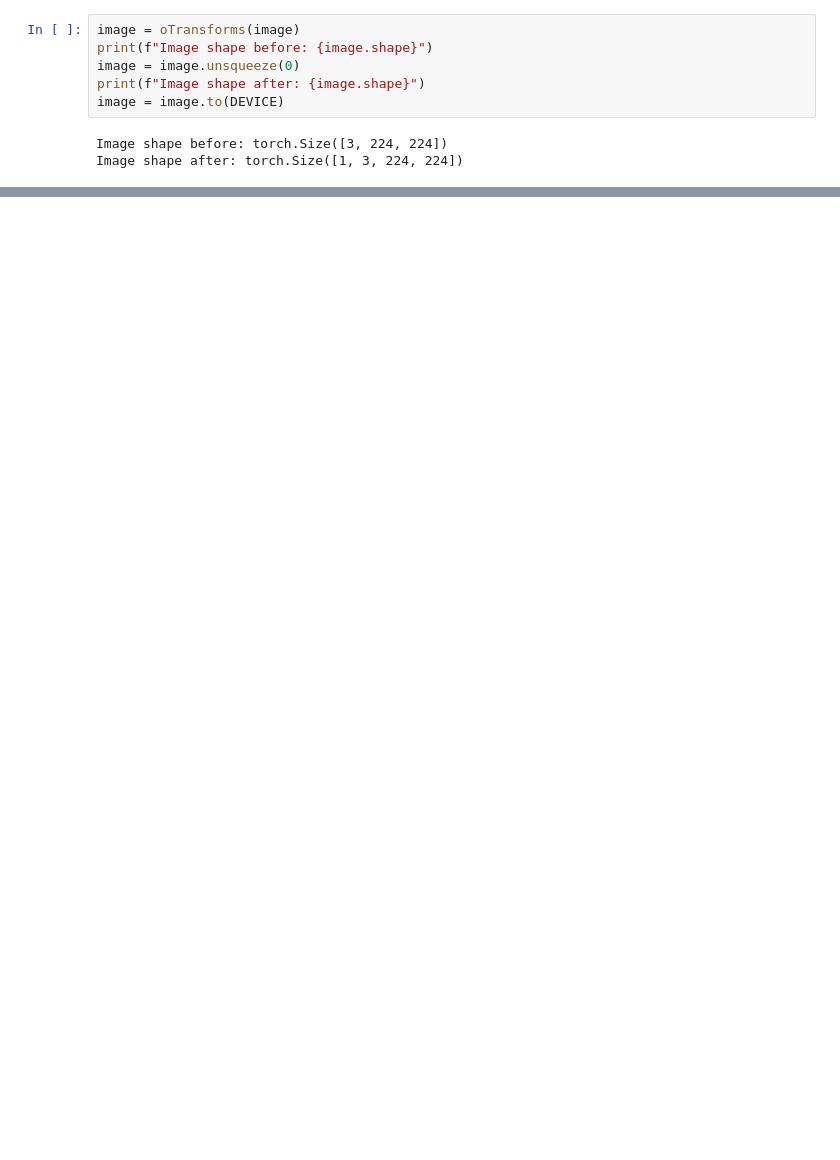
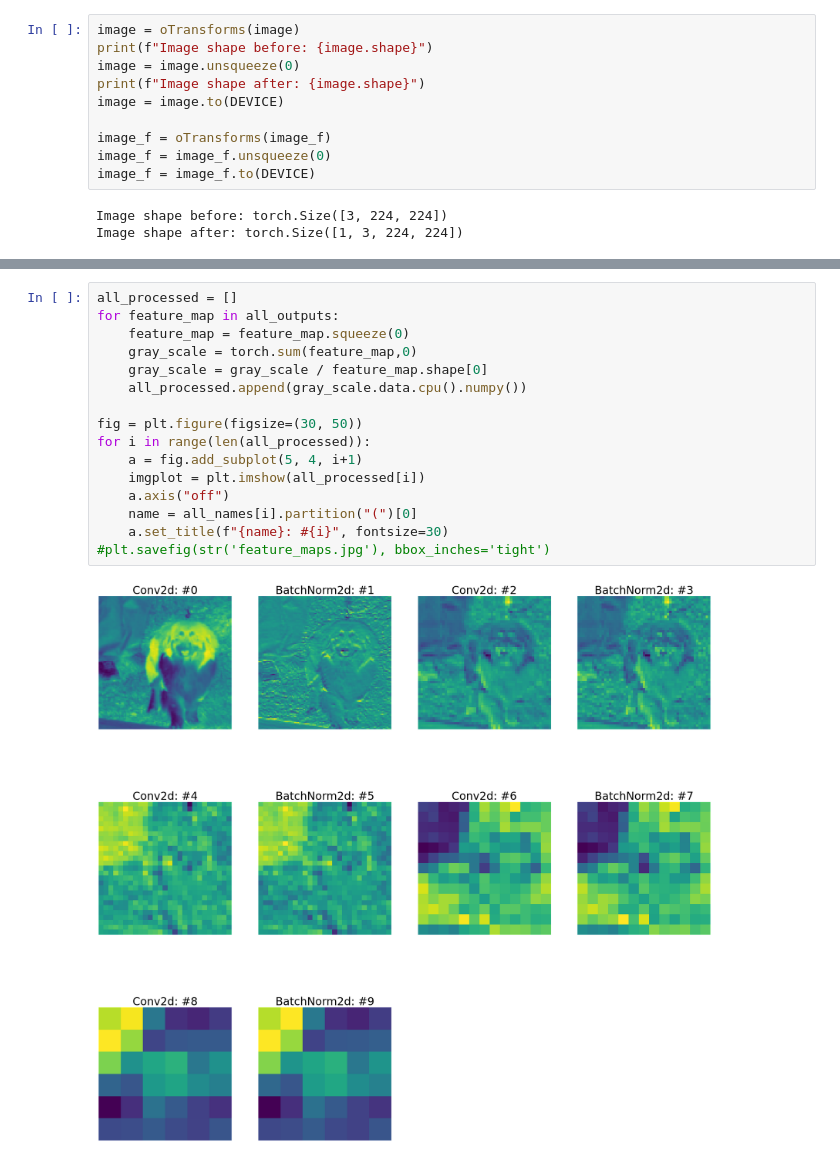
Before and after one commit to amitliron/My_AI_Exercises, a Jupyter notebook: TestCnnFeaturesExtraction/CnnFeatureExtraction.ipynb, the cells around one changed output, grey strips where cells are left out. Cells and saved outputs as stored; diff of their text form; blank space fills up the shorter version.

```diff
--- a/TestCnnFeaturesExtraction/CnnFeatureExtraction.ipynb
+++ b/TestCnnFeaturesExtraction/CnnFeatureExtraction.ipynb
@@ -279,6 +306,10 @@ print(f"Image shape before: {image.shape}")
 image = image.unsqueeze(0)
 print(f"Image shape after: {image.shape}")
 image = image.to(DEVICE)
+
+image_f = oTransforms(image_f)
+image_f = image_f.unsqueeze(0)
+image_f = image_f.to(DEVICE)
 # %% [output]
 Image shape before: torch.Size([3, 224, 224])
 Image shape after: torch.Size([1, 3, 224, 224])
@@ -311,0 +351,18 @@ plt.savefig(str('feature_maps.jpg'), bbox_inches='tight')
+# %%
+all_processed = []
+for feature_map in all_outputs:
+    feature_map = feature_map.squeeze(0)
+    gray_scale = torch.sum(feature_map,0)
+    gray_scale = gray_scale / feature_map.shape[0]
+    all_processed.append(gray_scale.data.cpu().numpy())
+
+fig = plt.figure(figsize=(30, 50))
+for i in range(len(all_processed)):
+    a = fig.add_subplot(5, 4, i+1)
+    imgplot = plt.imshow(all_processed[i])
+    a.axis("off")
+    name = all_names[i].partition("(")[0]
+    a.set_title(f"{name}: #{i}", fontsize=30)
+#plt.savefig(str('feature_maps.jpg'), bbox_inches='tight')
+# %% [output]
+[figure, added]
```
Also changed, not shown: parts of 11 cells of this notebook, 1 other file.
